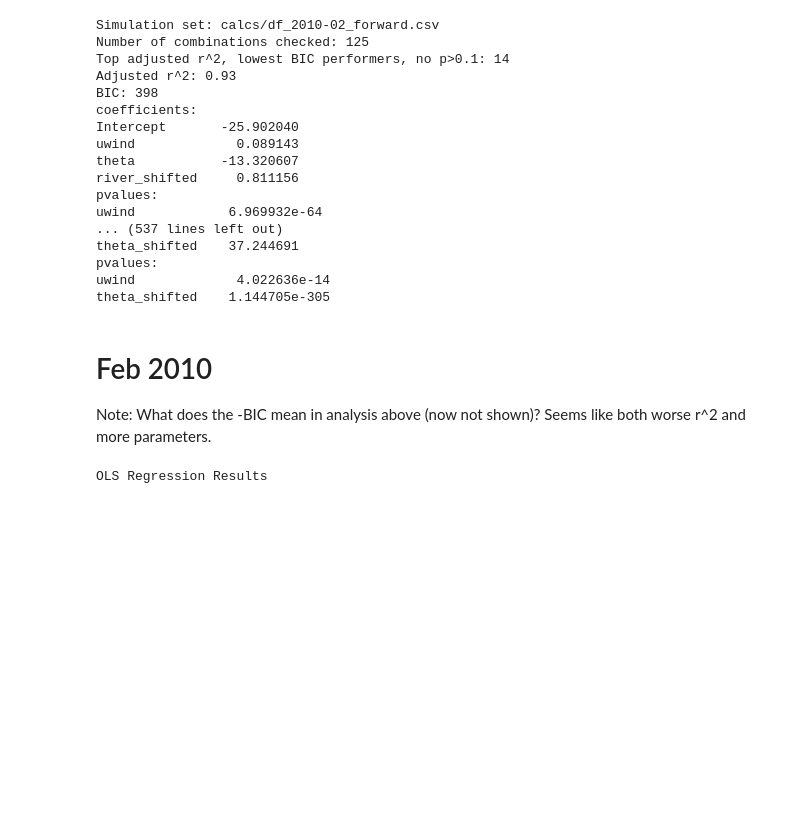
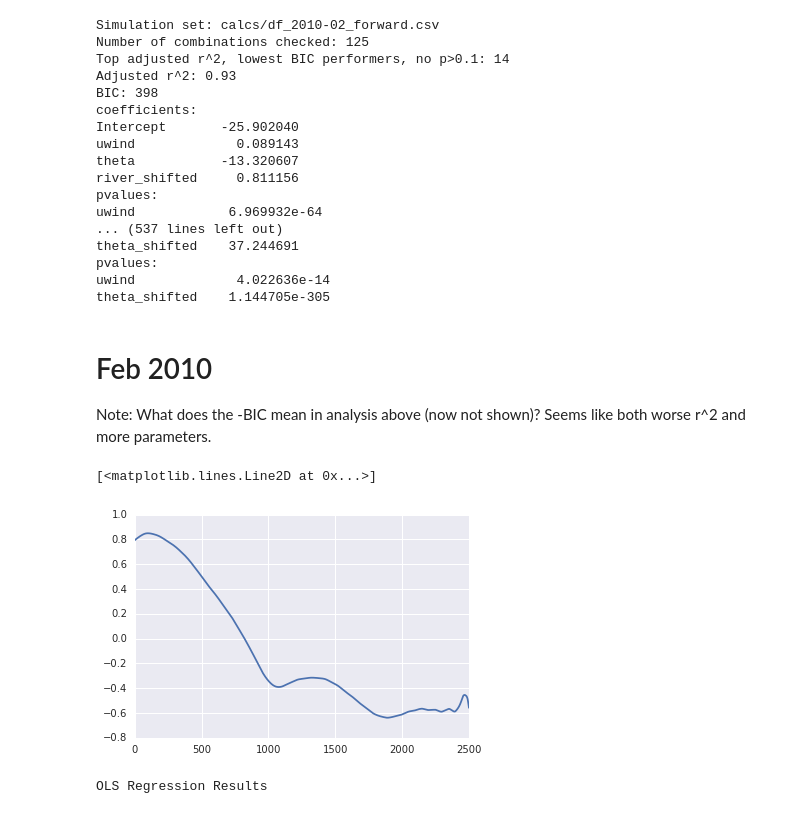
Before and after one commit to kthyng/bay, a Jupyter notebook: summary.ipynb, the cells around one changed output. Drawn from its saved outputs; the diff is of its cells as text; code cells hidden in the pictures; blank space fills up the shorter version.

```diff
--- a/summary.ipynb
+++ b/summary.ipynb
@@ -115,6 +119,24 @@ theta_shifted    1.144705e-305
 # Feb 2010
 
 Note: What does the -BIC mean in analysis above (now not shown)? Seems like both worse r^2 and more parameters.
+# %%
+import numpy as np
+import statsmodels.api as sm
+tsa = sm.tsa
+df = pd.read_csv('calcs/df_2010-02_forward.csv', parse_dates=True, index_col=0)
+istart = np.where(np.diff(df['drifters_subtidal'].fillna(-999) == -999))[0][0] + 1
+iend = np.where(np.diff(df['drifters_subtidal'].fillna(-999) == -999))[0][1] + 1
+ccf_river = tsa.ccf(df['drifters_subtidal'][istart:iend], df['river'][istart:iend])
+# this gives the shift forward necessary for the drifters to correlate best
+# with the river discharge
+imax = ccf_river.argmax()
+# %%
+%matplotlib inline
+import matplotlib.pyplot as plt
+plt.plot(ccf_river)
+# %% [output]
+[<matplotlib.lines.Line2D at 0x...>]
+[figure, added]
 # %%
 %matplotlib inline
 from statsmodels.formula.api import ols
```
Also changed, not shown: parts of 19 cells of this notebook, 3 other files.
